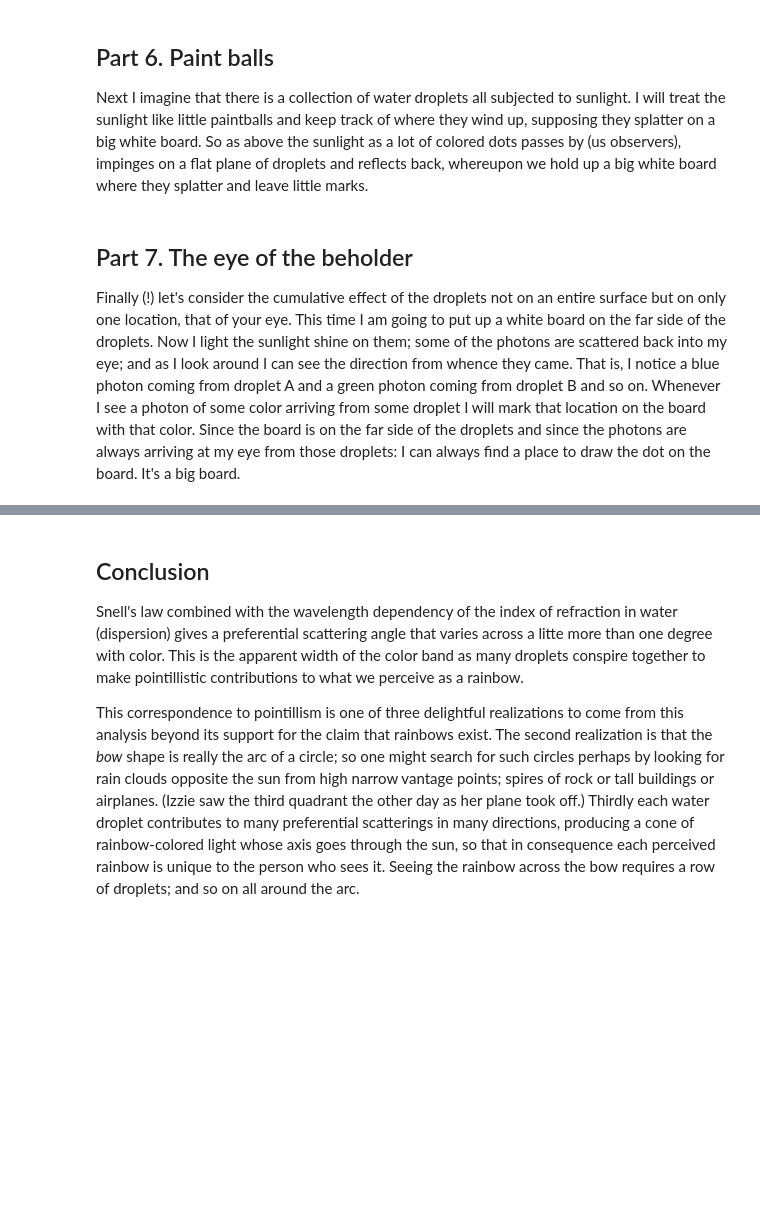
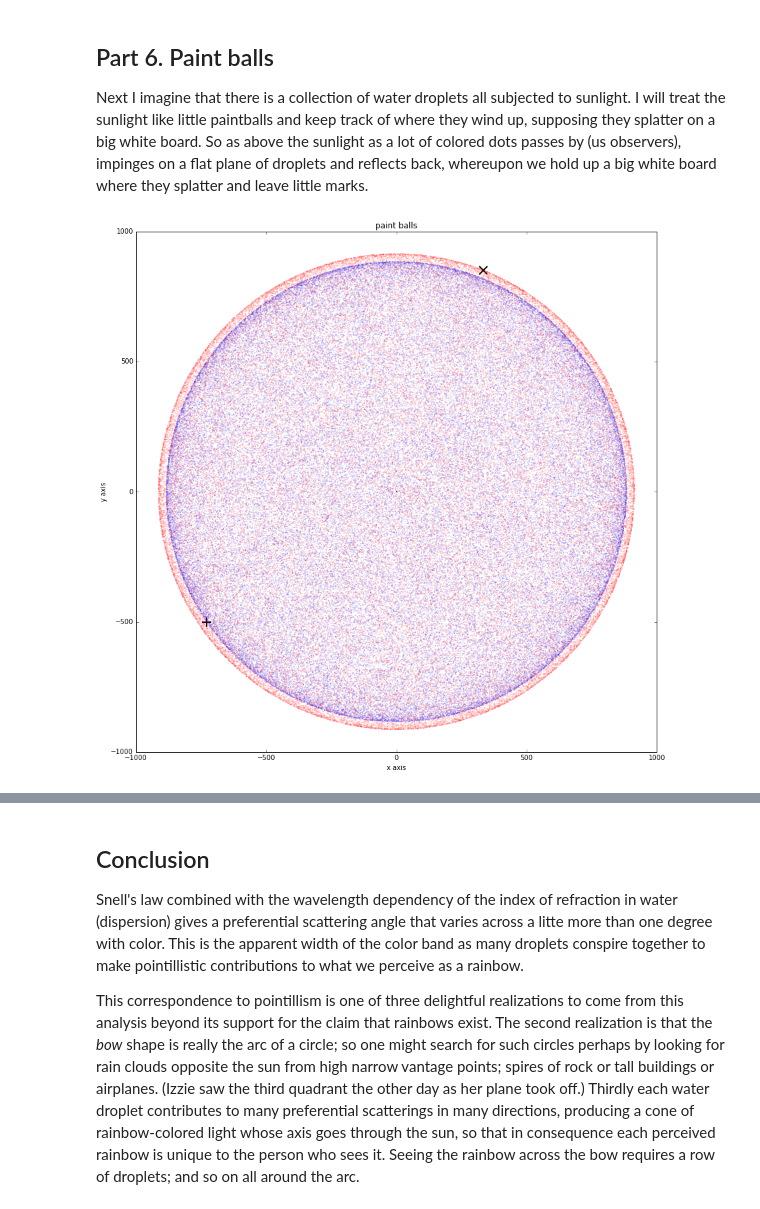
Before and after one commit to robfatland/percival, a Jupyter notebook: IPython Notebooks/Rainbow.ipynb, the cells around one changed output, grey strips where cells are left out. Cells and saved outputs as stored; diff of their text form; code cells hidden in the pictures; blank space fills up the shorter version.

```diff
--- a/IPython Notebooks/Rainbow.ipynb
+++ b/IPython Notebooks/Rainbow.ipynb
@@ -673,7 +689,57 @@ To increase our dimensions we want to take a single droplet and illuminate it ev
 ## Part 6. Paint balls
 
 Next I imagine that there is a collection of water droplets all subjected to sunlight. I will treat the sunlight like little paintballs and keep track of where they wind up, supposing they splatter on a big white board. So as above the sunlight as a lot of colored dots passes by (us observers), impinges on a flat plane of droplets and reflects back, whereupon we hold up a big white board where they splatter and leave little marks.
-# %% [markdown]
-## Part 7. The eye of the beholder
-
-Finally (!) let's consider the cumulative effect of the droplets not on an entire surface but on only one location, that of your eye. This time I am going to put up a white board on the far side of the droplets. Now I light the sunlight shine on them; some of the photons are scattered back into my eye; and as I look around I can see the direction from whence they came. That is, I notice a blue photon coming from droplet A and a green photon coming from droplet B and so on. Whenever I see a photon of some color arriving from some droplet I will mark that location on the board with that color. Since the board is on the far side of the droplets and since the photons are always arriving at my eye from those droplets: I can always find a place to draw the dot on the board. It's a big board.
+# %%
+## This cell fires one million photons at the droplet nC (number-of-colors) times and tracks where they come out
+
+# From here on let's use a random number generator to determine each photon's incident location in a plane
+#   perpendicular to the sun-droplet axis. This coordinate (x, y) in this plane will be uniformly distributed
+#   in x and y. The radial distance from the origin to (x, y) is a radial coordinate r. The azimuthal angle about
+#   the sun-droplet axis will be called theta. Looking sideways at the droplet (as above) so that the light is
+#   arriving from the right we have a scattering angle relative to the sun-droplet axis.
+
+# fig, ax = plt.subplots()
+fig, ax = plt.subplots(figsize=(14,14))
+ax.add_patch(plt.Circle((0, 0), 1, color = 'k', fill=False))
+radiusCircleAtInf = 200.0
+ax.axis('equal')
+ax.set(xlim=(-1000., 1000.), ylim=(-1000.,1000.))
+ax.set(xlabel='x axis', ylabel = 'y axis', title='paint balls')
+
+# This places an x and a + along the red and blue peripheries
+ax.scatter(333,850,s=150,c='k',marker='x',lw=2)
+ax.scatter(-730,-500,s=200,c='k',marker='+',lw=2)
+
+# Value chosen to highlight the peripheral concentration without washing out the rest of the disk
+nPhotonsPerColor = 100000
+wall = 1000.0
+
+# loop index i over all colors of interest ('ROYGBIV')
+useOnlyTheseColorIndices = [1, 6]
+for i in range(nC):
+    if i in useOnlyTheseColorIndices:
+        wavelength = cWaves[i]
+
+        # indices of refraction
+        iorWater = indexOfRefractionForWater(wavelength)
+        iorAir = indAir = 1.00029
+
+        xDot = []
+        yDot = []
+
+        for j in range(nPhotonsPerColor):
+            x = 2.0*np.random.rand() - 1.0
+            y = 2.0*np.random.rand() - 1.0
+            r = np.sqrt(x*x + y*y)
+            if r < 1.0:
+                thetaEject = np.arctan2(y, x) + pi
+                scatterAngle = scatter(r, wavelength, iorAir, iorWater)
+                leadFactor = wall * np.tan(scatterAngle)
+                xDot.append(leadFactor * np.cos(thetaEject))
+                yDot.append(leadFactor * np.sin(thetaEject))
+
+        # Note use of 'lw' to set linewidth to zero so there is no outline around the markers
+        # Also 's' sets the size of the marker in some sort of font-related units. 0.5 is tiny.
+        ax.scatter(xDot, yDot, s=.5, c=cLabels[i], marker='o', lw=0)
+# %% [output]
+[figure, added]
```
Also changed, not shown: parts of 19 cells of this notebook.
